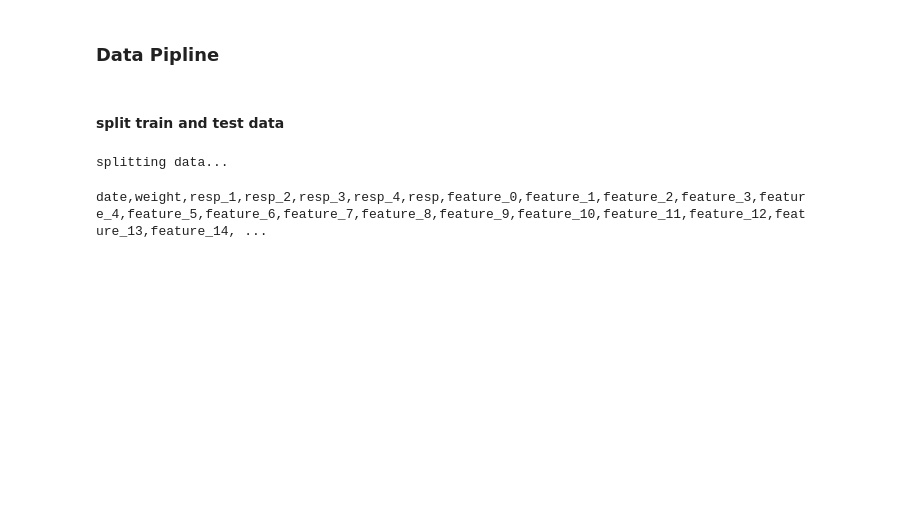
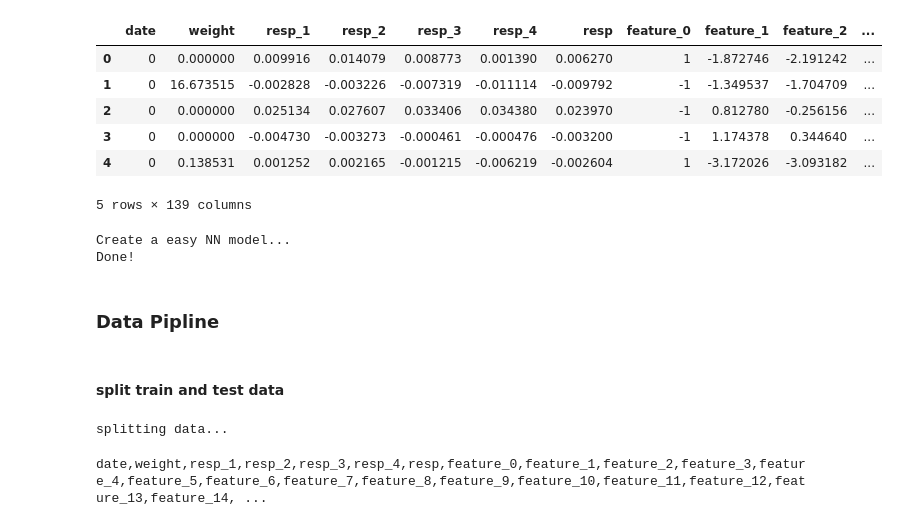
Before and after one commit to bboltt/Jane_Street_Market_Prediction, a Jupyter notebook: janestreet.ipynb, the cells around one changed output. Cells and saved outputs as stored; diff of their text form; code cells hidden in the pictures; blank space fills up the shorter version.

Commit message:
start to build a easy nn for baseline

```diff
--- a/janestreet.ipynb
+++ b/janestreet.ipynb
@@ -5,0 +33,14 @@ from tensorflow.keras import models,layers,losses,metrics,callbacks
+# %%
+train_dev.fillna(train_dev.mean(), inplace=True)
+# %%
+train_dev["stock_id"] = train_dev['feature_41'] + train_dev['feature_42'] + train_dev['feature_43']
+# %%
+train_dev.head()
+# %% [output]
+|  | date | weight | resp_1 | resp_2 | resp_3 | resp_4 | resp | feature_0 | feature_1 | feature_2 | ... |
+| 0 | 0 | 0.000000 | 0.009916 | 0.014079 | 0.008773 | 0.001390 | 0.006270 | 1 | -1.872746 | -2.191242 | ... |
+| 1 | 0 | 16.673515 | -0.002828 | -0.003226 | -0.007319 | -0.011114 | -0.009792 | -1 | -1.349537 | -1.704709 | ... |
+| 2 | 0 | 0.000000 | 0.025134 | 0.027607 | 0.033406 | 0.034380 | 0.023970 | -1 | 0.812780 | -0.256156 | ... |
+| 3 | 0 | 0.000000 | -0.004730 | -0.003273 | -0.000461 | -0.000476 | -0.003200 | -1 | 1.174378 | 0.344640 | ... |
+| 4 | 0 | 0.138531 | 0.001252 | 0.002165 | -0.001215 | -0.006219 | -0.002604 | 1 | -3.172026 | -3.093182 | ... |
+5 rows × 139 columns
@@ -5,0 +49,30 @@ from tensorflow.keras import models,layers,losses,metrics,callbacks
+# %%
+print('Create a easy NN model...')
+
+HIDDEN_LAYER = [160, 160, 160]
+#TARGET_NUM = 5   # 优化那5个resp
+
+input = tf.keras.layers.Input(shape=(X_train_dev.shape[1], ))
+
+x = tf.keras.layers.BatchNormalization()(input)
+x = tf.keras.layers.Dropout(0.2)(x)
+for units in HIDDEN_LAYER:
+    x = tf.keras.layers.Dense(units)(x)
+    x = tf.keras.layers.BatchNormalization()(x)
+    x = tf.keras.layers.Activation(tf.keras.activations.swish)(x)  # 除了ReLU还可以试试别的，后面可以做一个多模型融合
+    x = tf.keras.layers.Dropout(0.2)(x)
+x = tf.keras.layers.Dense(1)(x)
+
+output = tf.keras.layers.Activation("sigmoid")(x)
+
+model = tf.keras.models.Model(inputs=input, outputs=output)
+model.compile(
+    optimizer = tf.optimizers.Adam(learning_rate=1e-3),
+    metrics   = tf.keras.metrics.AUC(name="AUC"),
+    loss      = tf.keras.losses.BinaryCrossentropy(label_smoothing=1e-2),
+)
+
+print('Done!')
+# %% [output]
+Create a easy NN model...
+Done!
```
Also changed, not shown: parts of 8 cells of this notebook.
